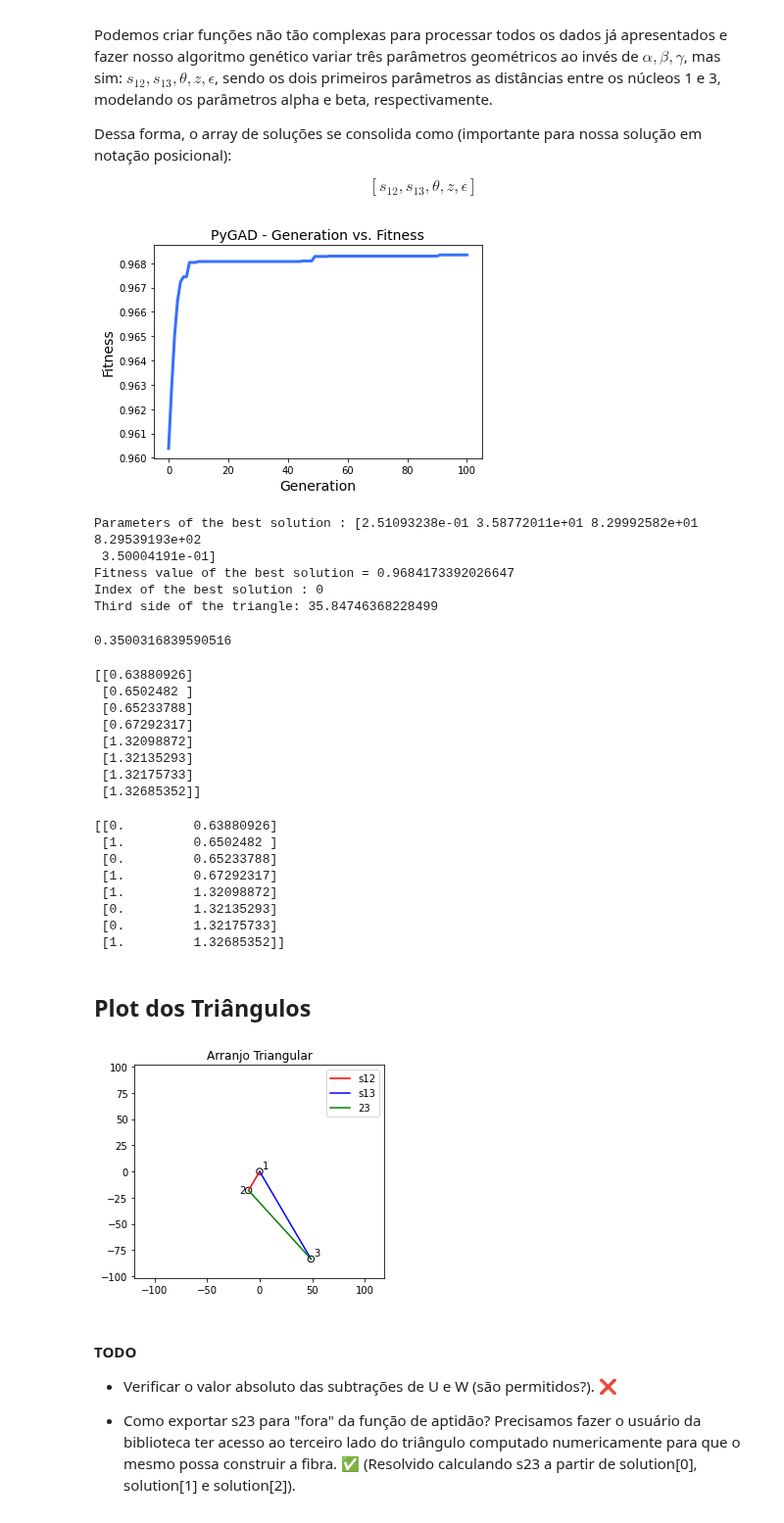
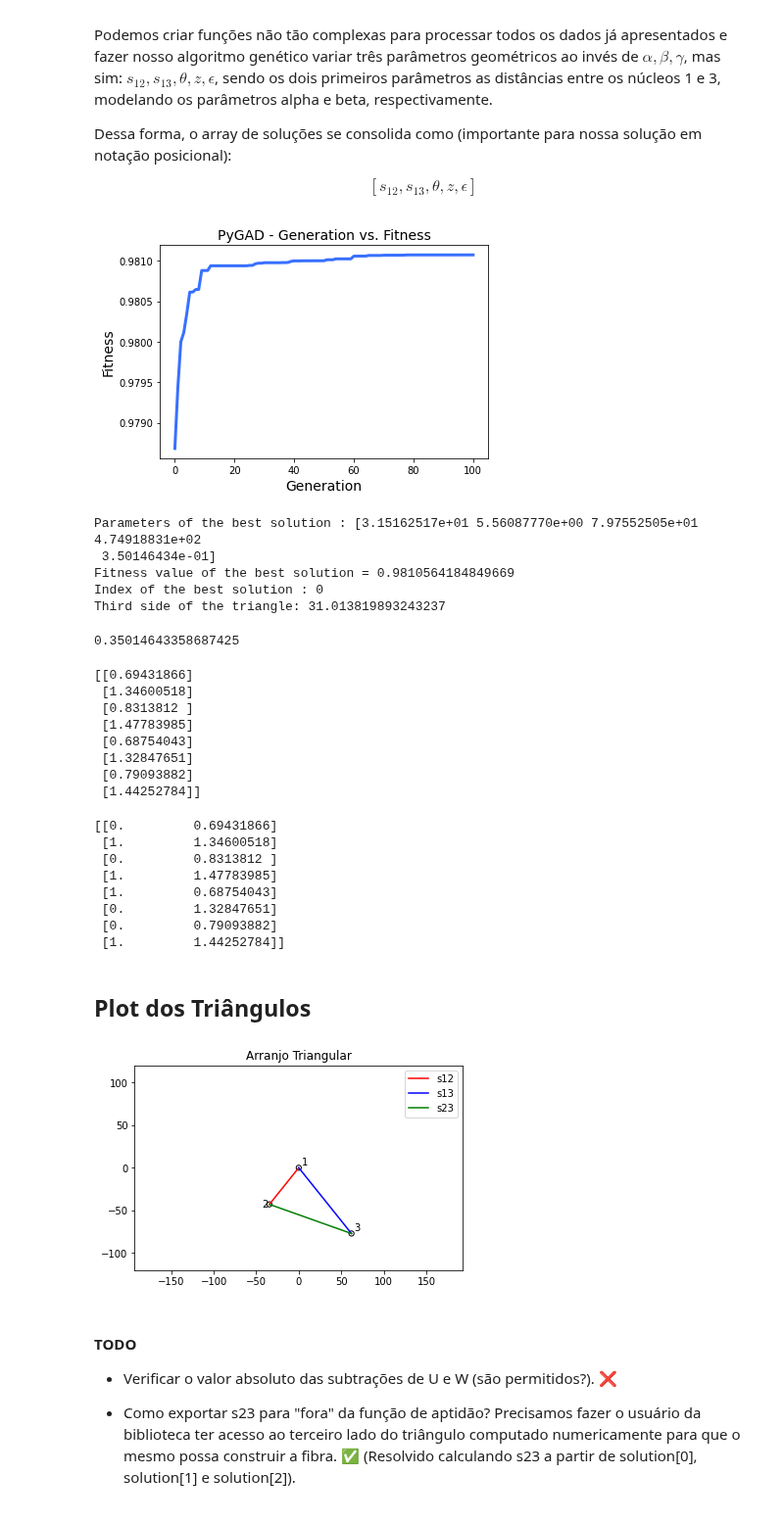
Before and after one commit to williambrunos/PIBIC, a Jupyter notebook: Semana_4/GA_PyGad_Implementation.ipynb, the cells around one changed output. Shown at 98% size. Drawn from its saved outputs; the diff is of its cells as text; code cells hidden in the pictures.

```diff
--- a/Semana_4/GA_PyGad_Implementation.ipynb
+++ b/Semana_4/GA_PyGad_Implementation.ipynb
@@ -525,7 +524,7 @@ def find_best_solutions_for_triangular_arrange(target, n1, n2, a, lamb, Beta_0):
   sol_per_pop = 300
   num_genes = 5
 
-  gene_space = [{'low': 0, 'high': 100}, {'low': 0, 'high': 100}, {'low': 60, 'high': 70}, {'low': 0, 'high': 1000}, {'low': 0.35, 'high': 0.9}]
+  gene_space = [{'low': 0, 'high': 100}, {'low': 0, 'high': 100}, {'low': 60, 'high': 80}, {'low': 0, 'high': 1000}, {'low': 0.35, 'high': 0.9}]
 
   parent_selection_type = "sss"
   keep_parents = 1
@@ -555,14 +554,14 @@ def find_best_solutions_for_triangular_arrange(target, n1, n2, a, lamb, Beta_0):
   # Retornando os parâmetros ao invés de fazer um print
   return solution, solution_fitness, solution_idx
 # %%
-solution, solution_fitness, solution_idx = find_best_solutions_for_triangular_arrange(np.array([0, 0, 0, 0, 0, 0, 0, 1], dtype='float'),
+solution, solution_fitness, solution_idx = find_best_solutions_for_triangular_arrange(np.array([0, 1, 1, 1, 1, 1, 1, 1], dtype='float'),
                                                                                       n1=1.02,
                                                                                       n2=1,
                                                                                       a=3,
                                                                                       lamb=2,
                                                                                       Beta_0=5)
 # %% [output]
-[figure, old version]
+[figure, new version]
 # %%
 # Print de valores da fibra óptica fora da função (IDEAL)
 print("\n\nParameters of the best solution : {solution}".format(solution=solution))
@@ -571,17 +570,17 @@ print("Index of the best solution : {solution_idx}".format(solution_idx=solution
 s23 = math.sqrt(math.pow(solution[0], 2) + math.pow(solution[1], 2) - 2 * solution[0] * solution[1] * math.cos(math.radians(solution[2])))
 print('Third side of the triangle: {third_side}'.format(third_side=s23))
 # %% [output]
-Parameters of the best solution : [2.51093238e-01 3.58772011e+01 8.29992582e+01 8.29539193e+02
- 3.50004191e-01]
-Fitness value of the best solution = 0.9684173392026647
+Parameters of the best solution : [3.15162517e+01 5.56087770e+00 7.97552505e+01 4.74918831e+02
+ 3.50146434e-01]
+Fitness value of the best solution = 0.9810564184849669
 Index of the best solution : 0
-Third side of the triangle: 35.84746368228499
+Third side of the triangle: 31.013819893243237
 # %%
 # Célula de Teste para o parâmetro solution
 triangle_first_side, triangle_second_side, triangle_angle, z, epsilon = solution
 print(epsilon)
 # %% [output]
-0.3500316839590516
+0.35014643358687425
 # %%
 def return_contrast_ratio(target, n1, n2, a, lamb, Beta_0, solution):
   """
@@ -634,28 +633,28 @@ def return_contrast_ratio(target, n1, n2, a, lamb, Beta_0, solution):
 Out_test = return_contrast_ratio(np.array([0, 1, 0, 1, 1, 0, 0, 1], dtype='float'), 1.02, 1, 0.3, 2, 5, solution)
 print(abs(Out_test))
 # %% [output]
-[[0.63880926]
- [0.6502482 ]
- [0.65233788]
- [0.67292317]
- [1.32098872]
- [1.32135293]
- [1.32175733]
- [1.32685352]]
+[[0.69431866]
+ [1.34600518]
+ [0.8313812 ]
+ [1.47783985]
+ [0.68754043]
+ [1.32847651]
+ [0.79093882]
+ [1.44252784]]
 # %%
 target = np.array([0, 1, 0, 1, 1, 0, 0, 1], dtype='float')
 target = np.vstack(target)
 final_array = np.concatenate((target, abs(Out_test)), axis=1)
 print(final_array)
 # %% [output]
-[[0.         0.63880926]
- [1.         0.6502482 ]
- [0.         0.65233788]
- [1.         0.67292317]
- [1.         1.32098872]
- [0.         1.32135293]
- [0.         1.32175733]
- [1.         1.32685352]]
+[[0.         0.69431866]
+ [1.         1.34600518]
+ [0.         0.8313812 ]
+ [1.         1.47783985]
+ [1.         0.68754043]
+ [0.         1.32847651]
+ [0.         0.79093882]
+ [1.         1.44252784]]
 # %% [markdown]
 ## Plot dos Triângulos
 # %%
@@ -697,35 +696,35 @@ plt.ylim([0 - (y_s12 + y_s13) , 0 + (y_s12 + y_s13)])
 
 Core1 = plt.Circle((Core1Coordinates[0], Core1Coordinates[1]), a , fill = False)
 plt.text(Core1Coordinates[0] + a ,Core1Coordinates[1] + a, '1')
 
 Core2 = plt.Circle((Core2Coordinates[0], Core2Coordinates[1]), a , fill = False)
 plt.text(Core2Coordinates[0] - a * 3, Core2Coordinates[1] - a , '2')
 
 
 Core3 = plt.Circle((Core3Coordinates[0], Core3Coordinates[1]), a , fill = False)
 plt.text(Core3Coordinates[0] + a,Core3Coordinates[1] + a, '3')
 
 axes.set_aspect(1)
 axes.add_artist(Core1)
 axes.add_artist(Core2)
 axes.add_artist(Core3)
 
 # ------------------ Lines ----------------------
 #s12
 plt.plot([Core1Coordinates[0],Core2Coordinates[0]] , [Core1Coordinates[1],Core2Coordinates[1]], color='red', label='s12')
 #plt.text(Core1Coordinates[0]-x_s12 * 2.75 , Core1Coordinates[1] - y_s12/2 , 'a')
 #s13
 plt.plot([Core1Coordinates[0],Core3Coordinates[0]] , [Core1Coordinates[1],Core3Coordinates[1]], color='blue', label='s13')
 #plt.text((Core1Coordinates[0] + Core3Coordinates[0] * 0.53) , Core1Coordinates[1] - y_s13 / 5, 'b')
 #s23
-plt.plot([Core2Coordinates[0], Core3Coordinates[0]] , [Core2Coordinates[1],Core3Coordinates[1]], color='green', label='23')
+plt.plot([Core2Coordinates[0], Core3Coordinates[0]] , [Core2Coordinates[1],Core3Coordinates[1]], color='green', label='s23')
 #plt.text(Core2Coordinates[0] + s23 / 8 , Core2Coordinates[1] - s23 / 2 , 'c')
 
 plt.legend()
 plt.title('Arranjo Triangular')
 plt.show()
 # %% [output]
-[figure, old version]
+[figure, new version]
 # %% [markdown]
 #### TODO
 
```
Also changed, not shown: parts of 6 cells of this notebook.
